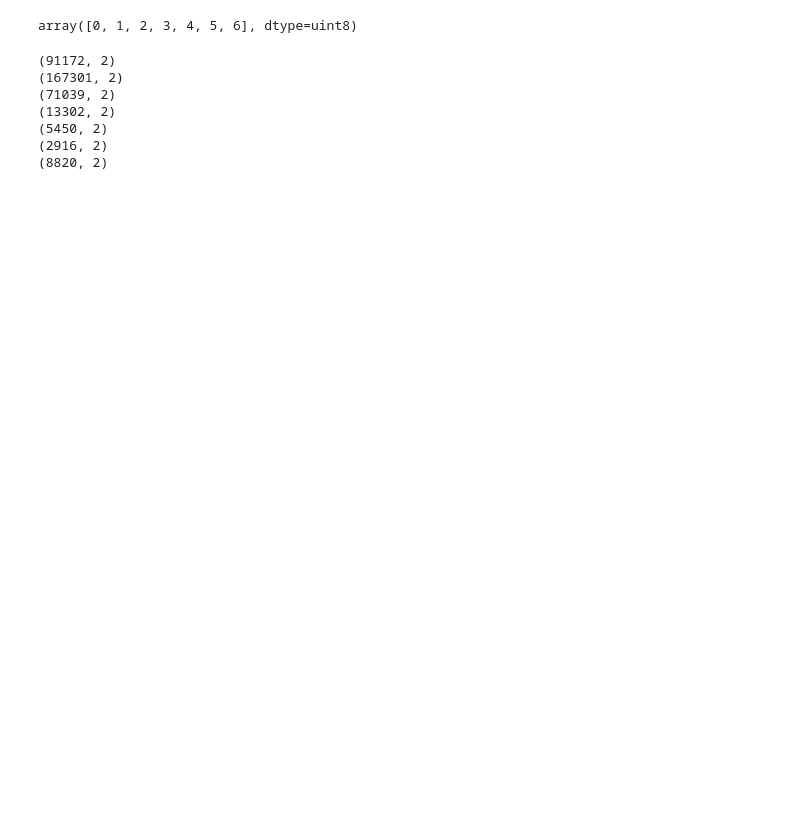
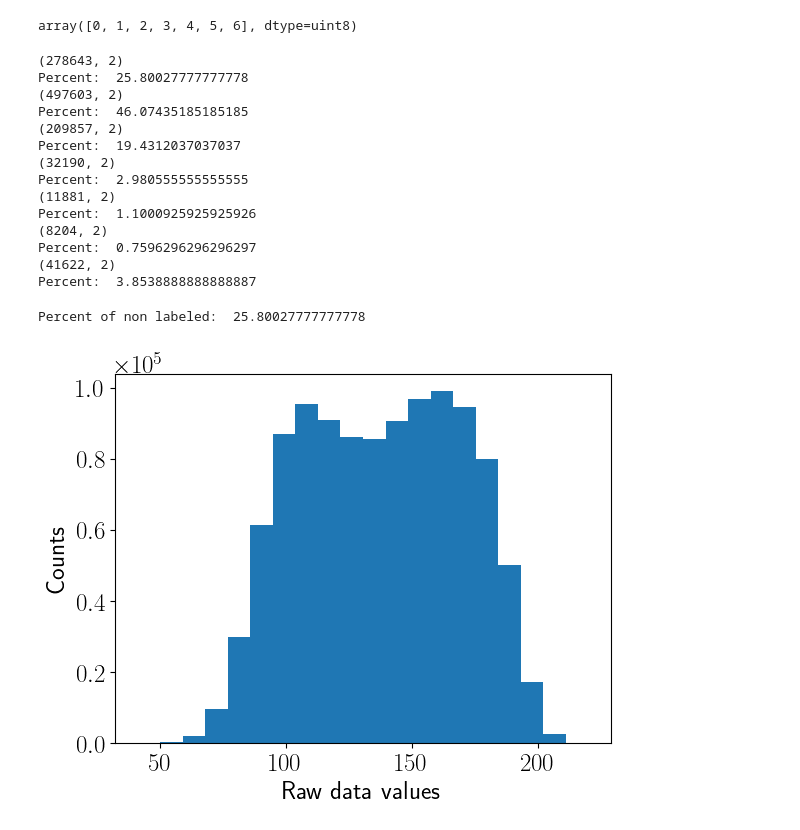
Before and after one commit to ShkalikovOleh/connectomics_segmentation, a Jupyter notebook: notebooks/labels_analysis.ipynb, the cells around one changed output. Drawn from its saved outputs; the diff is of its cells as text; code cells hidden in the pictures; blank space fills up the shorter version.

```diff
--- a/notebooks/labels_analysis.ipynb
+++ b/notebooks/labels_analysis.ipynb
@@ -42,13 +69,34 @@ class_idxs = []
 for cls in classes:
     class_idxs.append(np.argwhere(seg == cls))
     print(class_idxs[-1].shape)
+    print("Percent: ", class_idxs[-1].shape[0] / (600 * 600 * 3) * 100)
 # %% [output]
-(91172, 2)
-(167301, 2)
-(71039, 2)
-(13302, 2)
-(5450, 2)
-(2916, 2)
-(8820, 2)
+(278643, 2)
+Percent:  25.80027777777778
+(497603, 2)
+Percent:  46.07435185185185
+(209857, 2)
+Percent:  19.4312037037037
+(32190, 2)
+Percent:  2.980555555555555
+(11881, 2)
+Percent:  1.1000925925925926
+(8204, 2)
+Percent:  0.7596296296296297
+(41622, 2)
+Percent:  3.8538888888888887
+# %%
+print("Percent of non labeled: ", 278643 / (600 * 600 * 3) * 100)
+# %% [output]
+Percent of non labeled:  25.80027777777778
+# %%
+ax = plt.hist(train_data.flatten(), bins=20)
+# plt.ticklabel_format(style='sci', axis='x', scilimits=(0,0))
+plt.ticklabel_format(style='sci', axis='y', scilimits=(0, 0))
+plt.xlabel("Raw data values")
+plt.ylabel("Counts")
+# plt.savefig("../report/assets/raw_data_dist.pdf", bbox_inches = "tight")
+# %% [output]
+[figure, added]
 # %%
 cls2vals = {}
```
Also changed, not shown: parts of 19 cells of this notebook, 5 other files.
